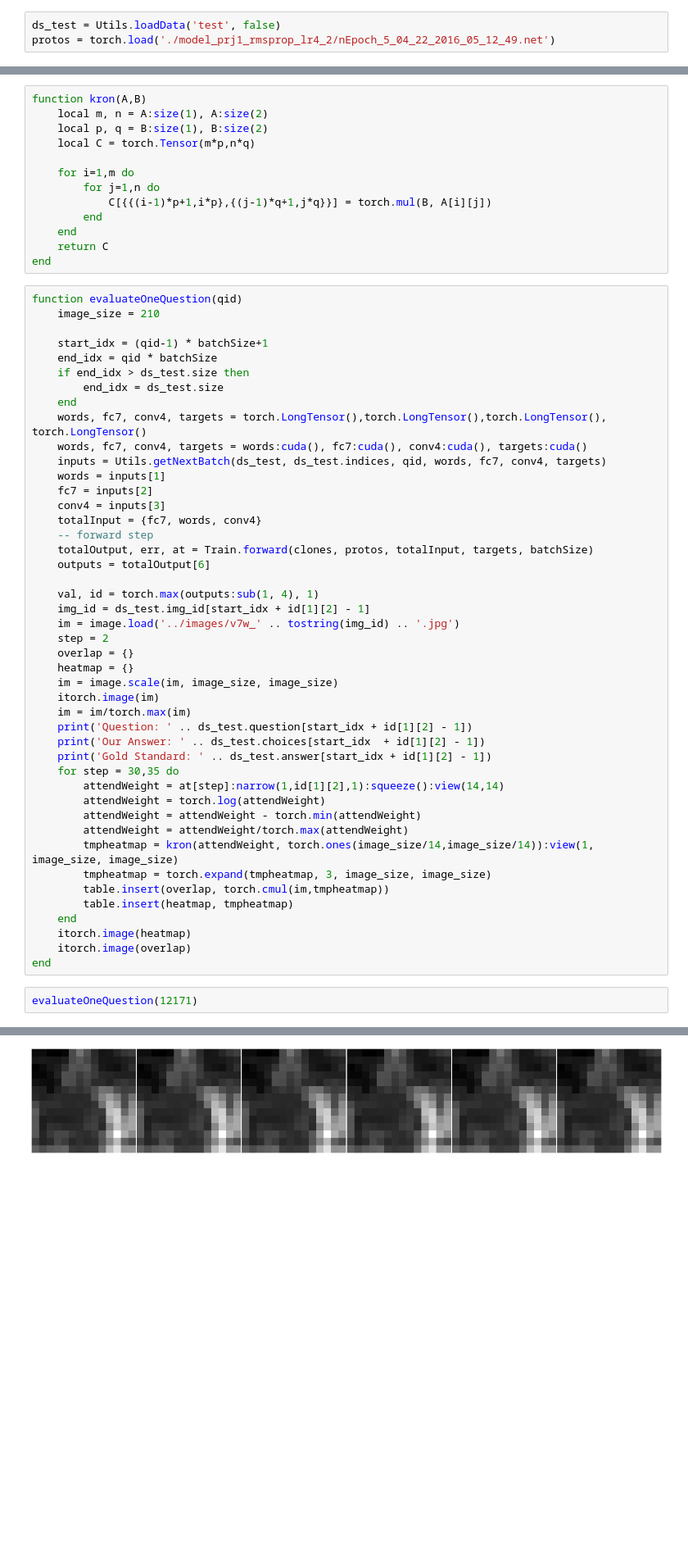
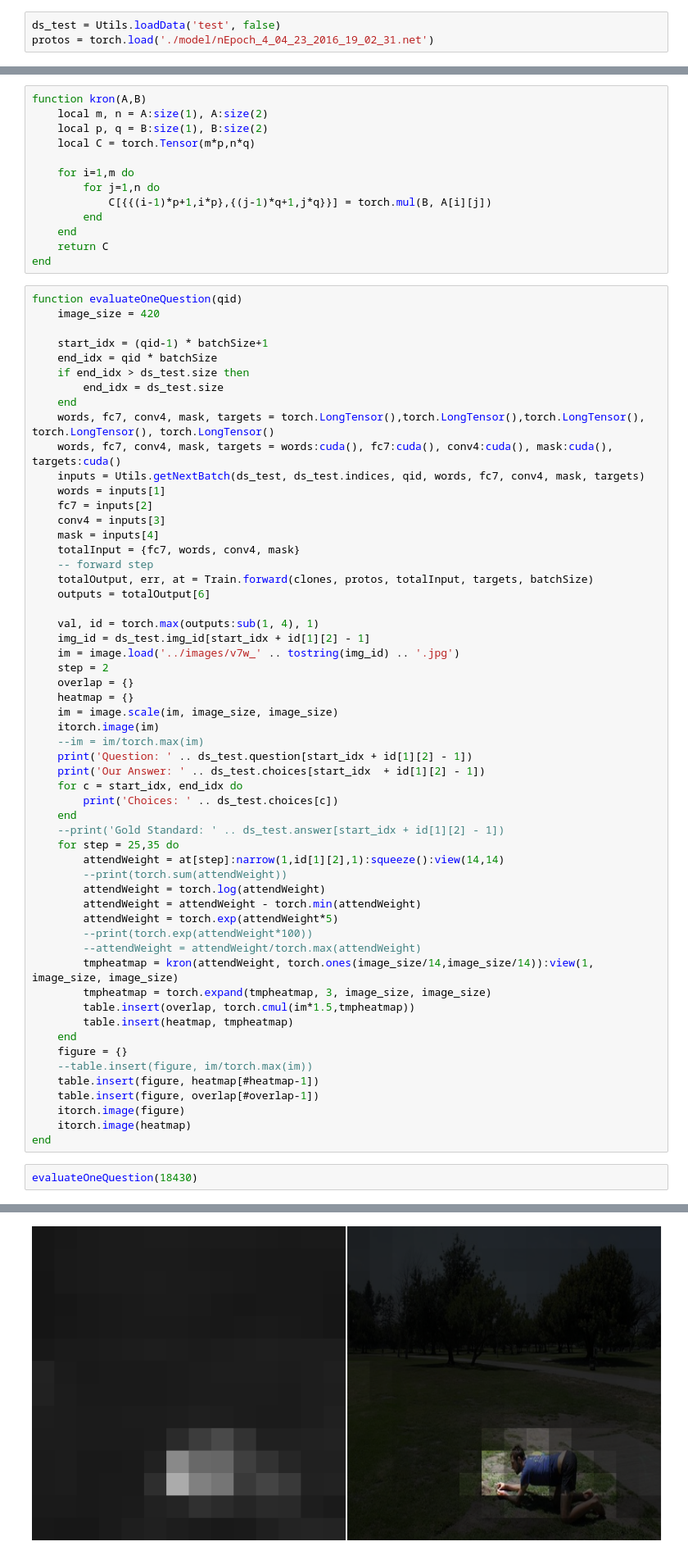
Before and after one commit to luhan0012002/VQA, a Jupyter notebook: visualize.ipynb, the cells around one changed output, grey strips where cells are left out. Shown at 82% size. Drawn from its saved outputs; the diff is of its cells as text; blank space fills up the shorter version.

Commit message:
fix attention mask

```diff
--- a/visualize.ipynb
+++ b/visualize.ipynb
@@ -28,7 +28,7 @@ nEpoch = 200
 fcSize = 4096
 # %%
 ds_test = Utils.loadData('test', false)
-protos = torch.load('./model_prj1_rmsprop_lr4_2/nEpoch_5_04_22_2016_05_12_49.net')
+protos = torch.load('./model/nEpoch_4_04_23_2016_19_02_31.net')
 # %% [output]
 loading testing data...
 ../data/dataset_v7w_telling_tokenized_test.json
@@ -52,20 +52,21 @@ function kron(A,B)
 end
 # %%
 function evaluateOneQuestion(qid)
-    image_size = 210
+    image_size = 420
 
     start_idx = (qid-1) * batchSize+1
     end_idx = qid * batchSize
     if end_idx > ds_test.size then
         end_idx = ds_test.size
     end
-    words, fc7, conv4, targets = torch.LongTensor(),torch.LongTensor(),torch.LongTensor(), torch.LongTensor()
-    words, fc7, conv4, targets = words:cuda(), fc7:cuda(), conv4:cuda(), targets:cuda()
-    inputs = Utils.getNextBatch(ds_test, ds_test.indices, qid, words, fc7, conv4, targets)
+    words, fc7, conv4, mask, targets = torch.LongTensor(),torch.LongTensor(),torch.LongTensor(), torch.LongTensor(), torch.LongTensor()
+    words, fc7, conv4, mask, targets = words:cuda(), fc7:cuda(), conv4:cuda(), mask:cuda(), targets:cuda()
+    inputs = Utils.getNextBatch(ds_test, ds_test.indices, qid, words, fc7, conv4, mask, targets)
     words = inputs[1]
     fc7 = inputs[2]
     conv4 = inputs[3]
-    totalInput = {fc7, words, conv4}
+    mask = inputs[4]
+    totalInput = {fc7, words, conv4, mask}
     -- forward step
     totalOutput, err, at = Train.forward(clones, protos, totalInput, targets, batchSize)
     outputs = totalOutput[6]
@@ -78,23 +79,33 @@ function evaluateOneQuestion(qid)
     heatmap = {}
     im = image.scale(im, image_size, image_size)
     itorch.image(im)
-    im = im/torch.max(im)
+    --im = im/torch.max(im)
     print('Question: ' .. ds_test.question[start_idx + id[1][2] - 1])
     print('Our Answer: ' .. ds_test.choices[start_idx  + id[1][2] - 1])
-    print('Gold Standard: ' .. ds_test.answer[start_idx + id[1][2] - 1])
-    for step = 30,35 do
+    for c = start_idx, end_idx do
+        print('Choices: ' .. ds_test.choices[c])
+    end
+    --print('Gold Standard: ' .. ds_test.answer[start_idx + id[1][2] - 1])
+    for step = 25,35 do
         attendWeight = at[step]:narrow(1,id[1][2],1):squeeze():view(14,14)
+        --print(torch.sum(attendWeight))
         attendWeight = torch.log(attendWeight)
         attendWeight = attendWeight - torch.min(attendWeight)
-        attendWeight = attendWeight/torch.max(attendWeight)
+        attendWeight = torch.exp(attendWeight*5)
+        --print(torch.exp(attendWeight*100))
+        --attendWeight = attendWeight/torch.max(attendWeight)
         tmpheatmap = kron(attendWeight, torch.ones(image_size/14,image_size/14)):view(1, image_size, image_size)
         tmpheatmap = torch.expand(tmpheatmap, 3, image_size, image_size)
-        table.insert(overlap, torch.cmul(im,tmpheatmap))
+        table.insert(overlap, torch.cmul(im*1.5,tmpheatmap))
         table.insert(heatmap, tmpheatmap)
     end
+    figure = {}
+    --table.insert(figure, im/torch.max(im))
+    table.insert(figure, heatmap[#heatmap-1])
+    table.insert(figure, overlap[#overlap-1])
+    itorch.image(figure)
     itorch.image(heatmap)
-    itorch.image(overlap)
 end
 # %%
-evaluateOneQuestion(12171)
+evaluateOneQuestion(18430)
 # %% [output]
@@ -105 +119 @@ Gold Standard: a city street.
-[figure, old version]
+[figure, new version]
```
Also changed, not shown: parts of 4 cells of this notebook, 20 other files.
